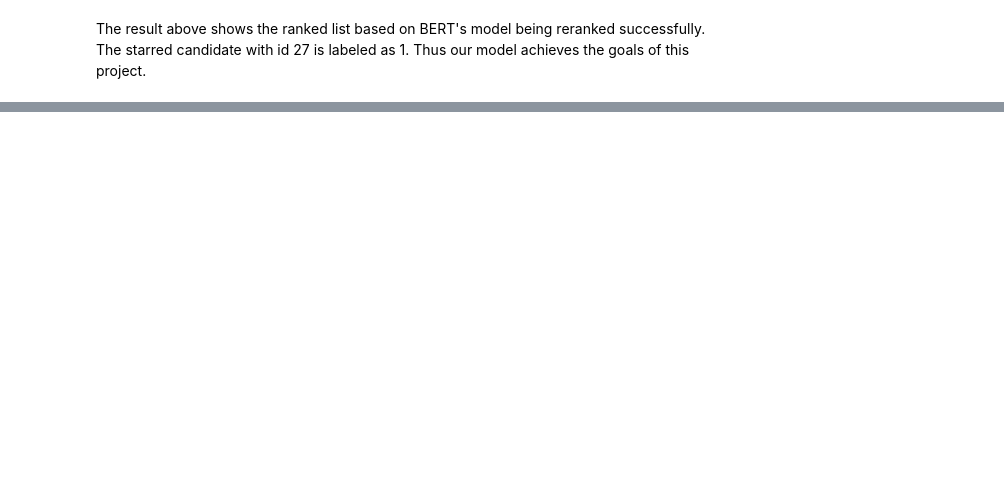
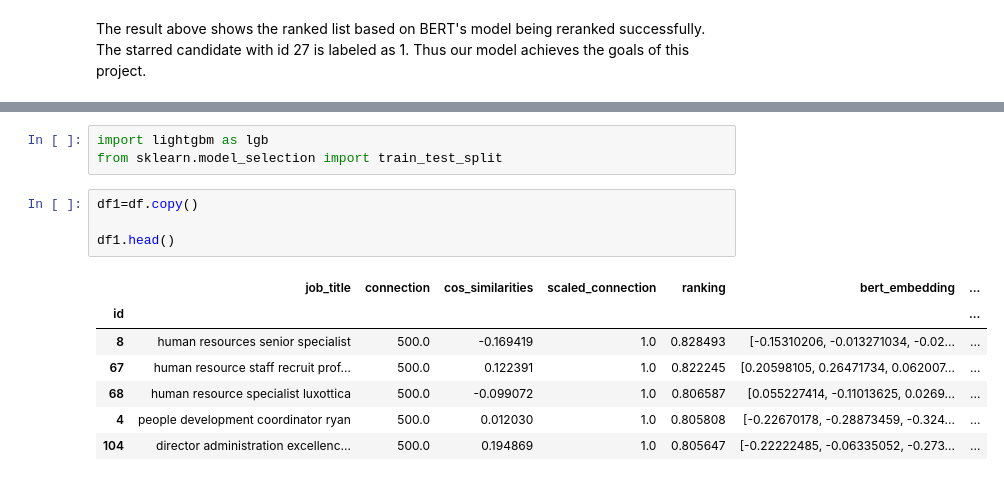
Before and after one commit to Wnjoki/PILyTQOJRh9c4klH, a Jupyter notebook: Potential_Talent.ipynb, the cells around one changed output, grey strips where cells are left out. Drawn from its saved outputs; the diff is of its cells as text; blank space fills up the shorter version.

```diff
--- a/Potential_Talent.ipynb
+++ b/Potential_Talent.ipynb
@@ -507,0 +505,15 @@ The result above shows  the ranked list based on BERT's model being reranked suc
+# %%
+import lightgbm as lgb
+from sklearn.model_selection import train_test_split
+# %%
+df1=df.copy()
+
+df1.head()
+# %% [output]
+|  | job_title | connection | cos_similarities | scaled_connection | ranking | bert_embedding | ... |
+| id |  |  |  |  |  |  | ... |
+| 8 | human resources senior specialist | 500.0 | -0.169419 | 1.0 | 0.828493 | [-0.15310206, -0.013271034, -0.02... | ... |
+| 67 | human resource staff recruit prof... | 500.0 | 0.122391 | 1.0 | 0.822245 | [0.20598105, 0.26471734, 0.062007... | ... |
+| 68 | human resource specialist luxottica | 500.0 | -0.099072 | 1.0 | 0.806587 | [0.055227414, -0.11013625, 0.0269... | ... |
+| 4 | people development coordinator ryan | 500.0 | 0.012030 | 1.0 | 0.805808 | [-0.22670178, -0.28873459, -0.324... | ... |
+| 104 | director administration excellenc... | 500.0 | 0.194869 | 1.0 | 0.805647 | [-0.22222485, -0.06335052, -0.273... | ... |
```
Also changed, not shown: parts of 22 cells of this notebook.
